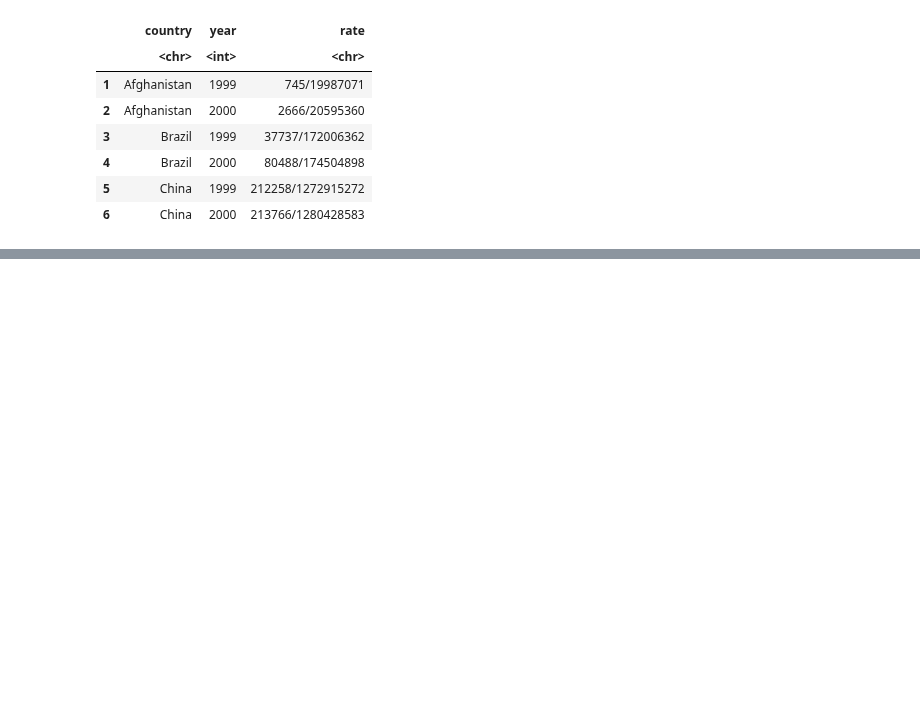
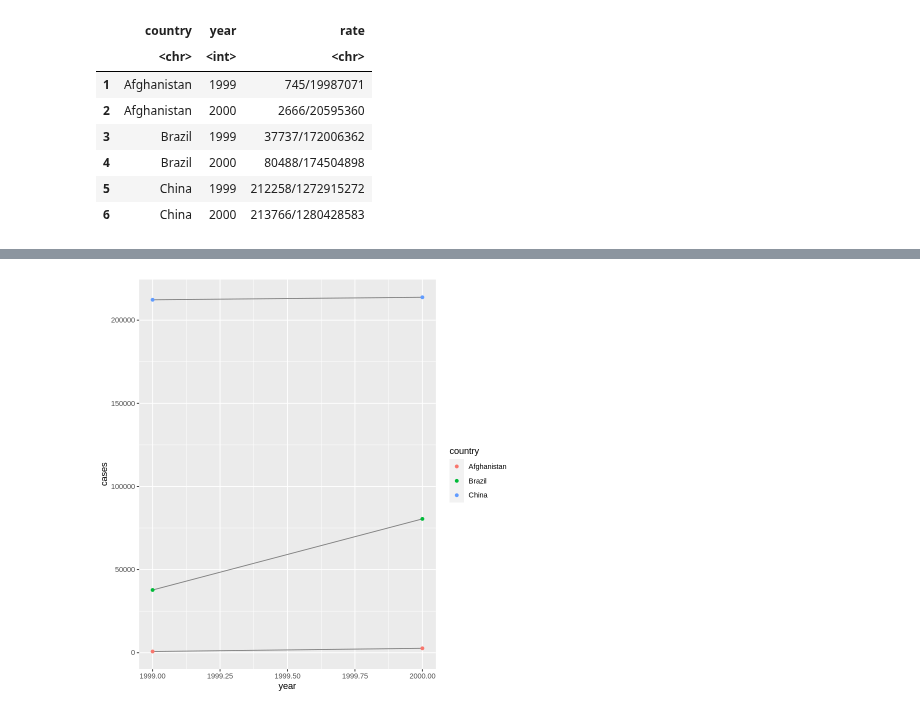
Before and after one commit to fralfaro/r4ds-book, a Jupyter notebook: docs/12_tidy_data.ipynb, the cells around one changed output, grey strips where cells are left out. Saved outputs shown, nothing was run; the diff lists cells and outputs as text; code cells hidden in the pictures; blank space fills up the shorter version.

```diff
--- a/docs/12_tidy_data.ipynb
+++ b/docs/12_tidy_data.ipynb
@@ -958,0 +165,8 @@ Depending on what you want to do next, you may find any of the following three s
+# %%
+# Visualise changes over time
+library(ggplot2)
+ggplot(table1, aes(year, cases)) +
+  geom_line(aes(group = country), colour = "grey50") +
+  geom_point(aes(colour = country))
+# %% [output]
+[figure, added]
```
Also changed, not shown: parts of 158 cells of this notebook.
